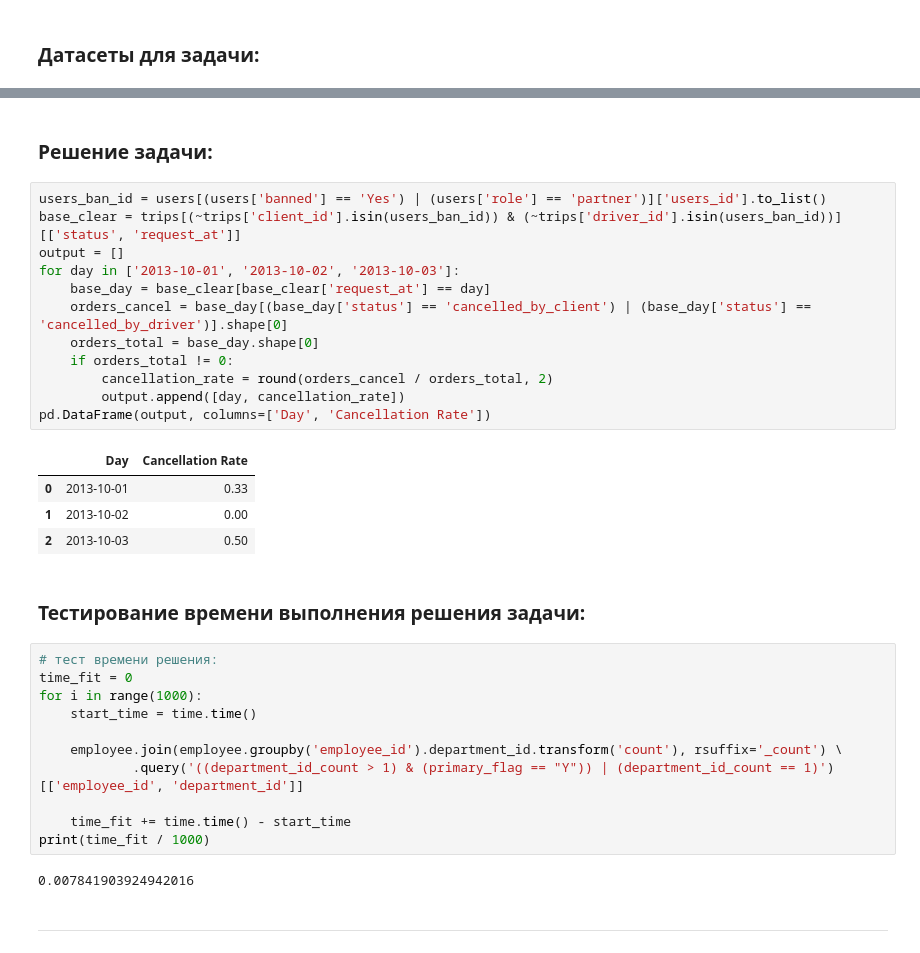
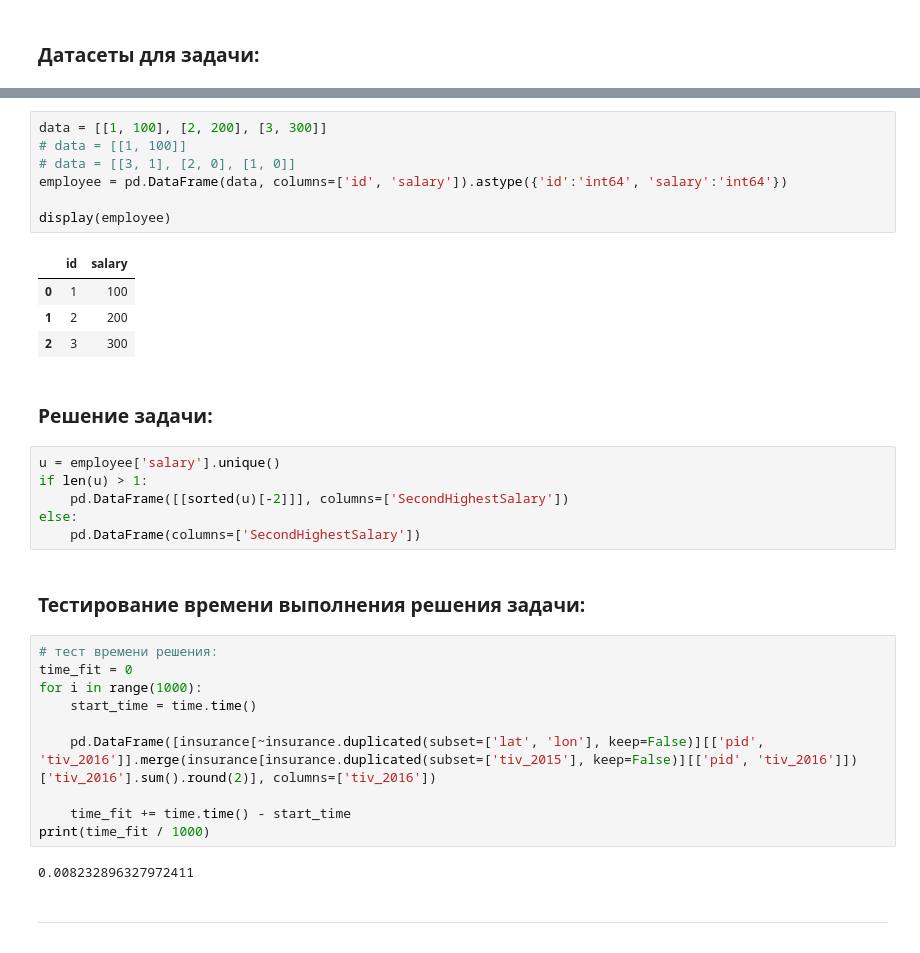
Before and after one commit to yazon315/LeetCode, a Jupyter notebook: 30_days_of_pandas.ipynb, the cells around one changed output, grey strips where cells are left out. Saved outputs shown, nothing was run; the diff lists cells and outputs as text.

```diff
--- a/30_days_of_pandas.ipynb
+++ b/30_days_of_pandas.ipynb
@@ -2316,22 +2329,23 @@ display(users)
+# %%
+data = [[1, 100], [2, 200], [3, 300]]
+# data = [[1, 100]]
+# data = [[3, 1], [2, 0], [1, 0]]
+employee = pd.DataFrame(data, columns=['id', 'salary']).astype({'id':'int64', 'salary':'int64'})
+
+display(employee)
+# %% [output]
+|  | id | salary |
+| 0 | 1 | 100 |
+| 1 | 2 | 200 |
+| 2 | 3 | 300 |
 # %% [markdown]
 ### Решение задачи:
-# %%
-users_ban_id = users[(users['banned'] == 'Yes') | (users['role'] == 'partner')]['users_id'].to_list()
-base_clear = trips[(~trips['client_id'].isin(users_ban_id)) & (~trips['driver_id'].isin(users_ban_id))][['status', 'request_at']]
-output = []
-for day in ['2013-10-01', '2013-10-02', '2013-10-03']:
-    base_day = base_clear[base_clear['request_at'] == day]
-    orders_cancel = base_day[(base_day['status'] == 'cancelled_by_client') | (base_day['status'] == 'cancelled_by_driver')].shape[0]
-    orders_total = base_day.shape[0]
-    if orders_total != 0:
-        cancellation_rate = round(orders_cancel / orders_total, 2)
-        output.append([day, cancellation_rate])
-pd.DataFrame(output, columns=['Day', 'Cancellation Rate'])
-# %% [output]
-|  | Day | Cancellation Rate |
-| 0 | 2013-10-01 | 0.33 |
-| 1 | 2013-10-02 | 0.00 |
-| 2 | 2013-10-03 | 0.50 |
+# %%
+u = employee['salary'].unique()
+if len(u) > 1:
+    pd.DataFrame([[sorted(u)[-2]]], columns=['SecondHighestSalary'])
+else:
+    pd.DataFrame(columns=['SecondHighestSalary'])
 # %% [markdown]
 ### Тестирование времени выполнения решения задачи:
 # %%
@@ -2340,12 +2354,11 @@ time_fit = 0
 for i in range(1000):
     start_time = time.time()
 
-    employee.join(employee.groupby('employee_id').department_id.transform('count'), rsuffix='_count') \
-            .query('((department_id_count > 1) & (primary_flag == "Y")) | (department_id_count == 1)')[['employee_id', 'department_id']]
+    pd.DataFrame([insurance[~insurance.duplicated(subset=['lat', 'lon'], keep=False)][['pid', 'tiv_2016']].merge(insurance[insurance.duplicated(subset=['tiv_2015'], keep=False)][['pid', 'tiv_2016']])['tiv_2016'].sum().round(2)], columns=['tiv_2016'])
 
     time_fit += time.time() - start_time
 print(time_fit / 1000)
 # %% [output]
-0.007841903924942016
+0.008232896327972411
 # %% [markdown]
 ***
```
Also changed, not shown: parts of 6 cells of this notebook, 2 other files.
